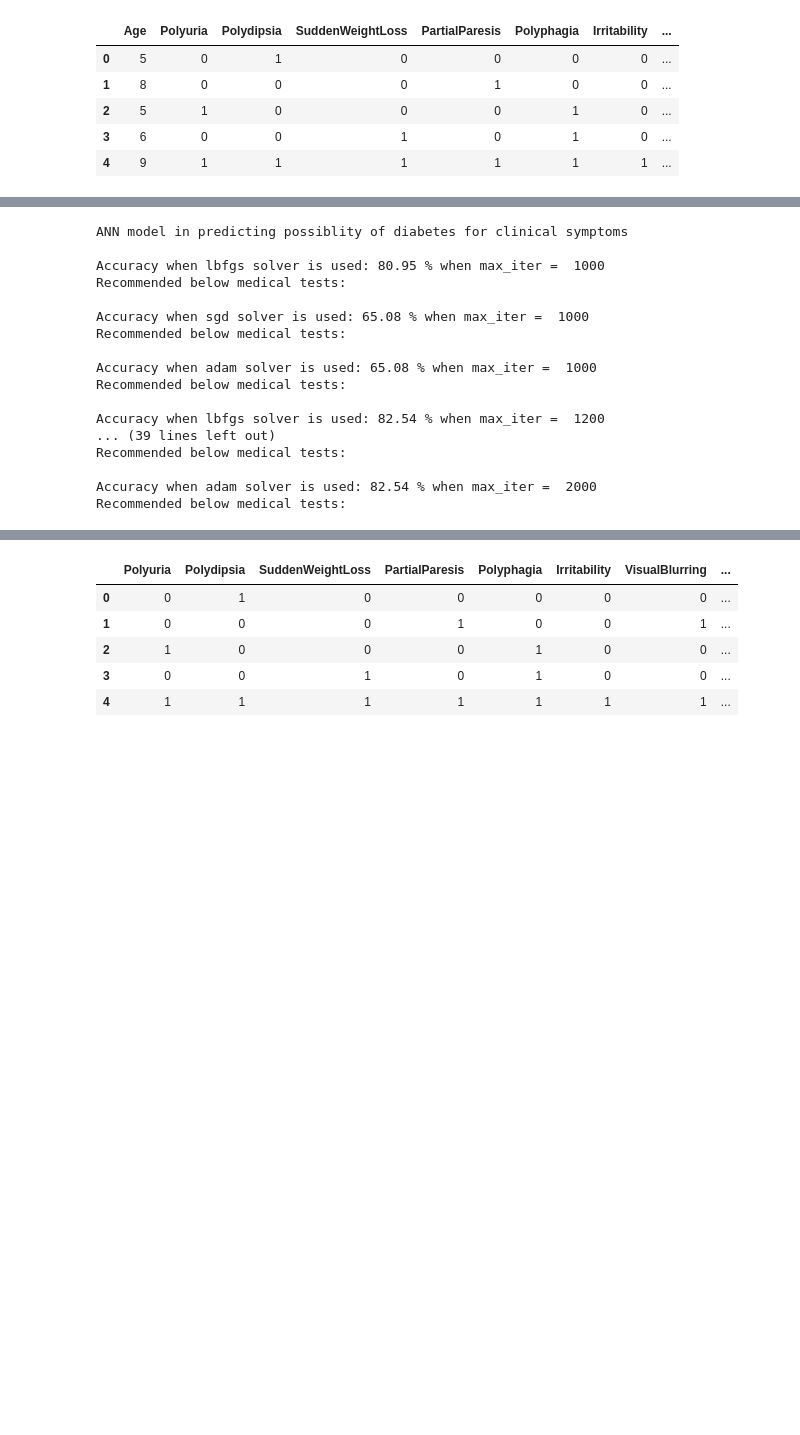
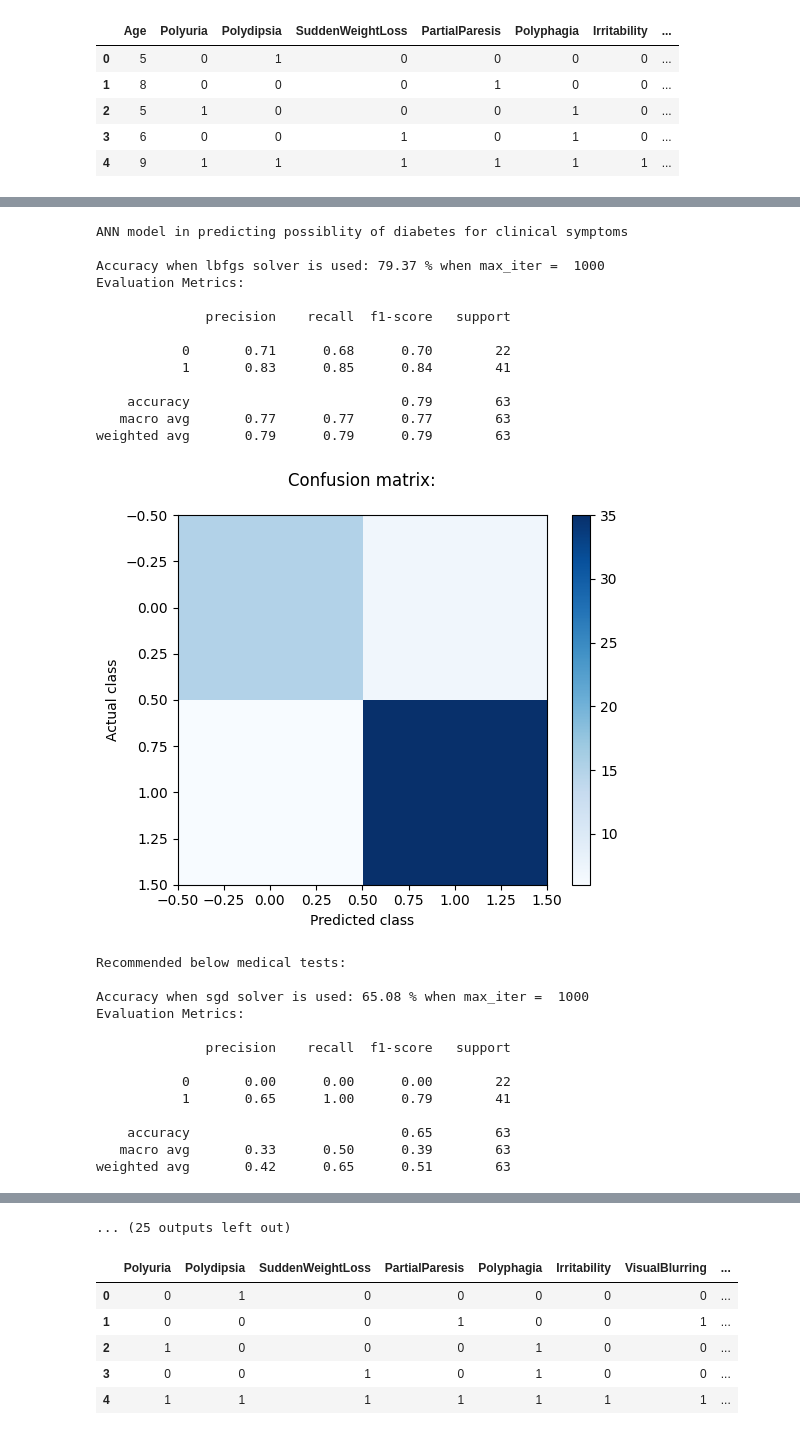
Before and after one commit to pdpavandesai/MergingDiabetesData, a Jupyter notebook: DuttaDatasetAnalysis.ipynb, the cells around one changed output, grey strips where cells are left out. Drawn from its saved outputs; the diff is of its cells as text; code cells hidden in the pictures; blank space fills up the shorter version.

```diff
--- a/DuttaDatasetAnalysis.ipynb
+++ b/DuttaDatasetAnalysis.ipynb
@@ -487,40 +570,63 @@ Recommended below medical tests:
 # %%
 # Creating ANN with different solvers and with max_iterations considering 'Age' using 'logistic' activation
 print('ANN model in predicting possiblity of diabetes for clinical symptoms\n')
 for max_iterations in range(1000,2200,200):
   for solvers in ['lbfgs','sgd','adam']:
     ANN_model = MLPClassifier(hidden_layer_sizes=(128, 64, 32), activation='logistic', solver=solvers, max_iter= max_iterations)
     # Training ANN_model
     ANN_model.fit(X_train, y_train)
     # Evaluate ANN_model on test set
     accuracy = ANN_model.score(X_test, y_test)
     accuracy = round(accuracy*100,2)
     print('Accuracy when', solvers, 'solver is used:', accuracy,'% when max_iter = ',max_iterations)
     # Make predictions on new data
     new_data = pd.DataFrame({'Age':[6],'Polyuria': [0], 'Polydipsia': [0], 'SuddenWeightLoss': [1], 'PartialParesis': [0]
                              ,'Polyphagia': [1],'Irritability':[0],'VisualBlurring':[0]})
     predictions_ANN_model = ANN_model.predict(new_data)
+    y_pred = ANN_model.predict(X_test)
+    print('Evaluation Metrics:\n')
+    print(classification_report(y_test, y_pred))
+
+    confusion_mat = confusion_matrix(y_test, y_pred)
+
+    # Plot the confusion matrix
+    plt.imshow(confusion_mat, cmap='Blues', interpolation='nearest')
+    plt.xlabel('Predicted class')
+    plt.ylabel('Actual class')
+    plt.colorbar()
+    plt.title('Confusion matrix:\n')
+    plt.show()
     if predictions_ANN_model == 1:
       print('Recommended below medical tests: ')
       print('')
     else:
       print('Recommended to consult a doctor as it is not diabetes')
       print('')
 # %% [output]
 ANN model in predicting possiblity of diabetes for clinical symptoms
 
-Accuracy when lbfgs solver is used: 80.95 % when max_iter =  1000
-Recommended below medical tests:
+Accuracy when lbfgs solver is used: 79.37 % when max_iter =  1000
+Evaluation Metrics:
 
-Accuracy when sgd solver is used: 65.08 % when max_iter =  1000
-Recommended below medical tests:
+              precision    recall  f1-score   support
 
-Accuracy when adam solver is used: 65.08 % when max_iter =  1000
-Recommended below medical tests:
+           0       0.71      0.68      0.70        22
+           1       0.83      0.85      0.84        41
 
-Accuracy when lbfgs solver is used: 82.54 % when max_iter =  1200
-... (39 lines left out)
-Recommended below medical tests:
-
-Accuracy when adam solver is used: 82.54 % when max_iter =  2000
-Recommended below medical tests:
+    accuracy                           0.79        63
+   macro avg       0.77      0.77      0.77        63
+weighted avg       0.79      0.79      0.79        63
+[figure, added]
+Recommended below medical tests:
+
+Accuracy when sgd solver is used: 65.08 % when max_iter =  1000
+Evaluation Metrics:
+
+              precision    recall  f1-score   support
+
+           0       0.00      0.00      0.00        22
+           1       0.65      1.00      0.79        41
+
+    accuracy                           0.65        63
+   macro avg       0.33      0.50      0.39        63
+weighted avg       0.42      0.65      0.51        63
@@ -527,3 +690,4 @@ Recommended below medical tests:
+... (25 outputs left out)
 # %%
 selected_features_without_age = ['Polyuria','Polydipsia','SuddenWeightLoss','PartialParesis','Polyphagia','Irritability','VisualBlurring','Diabetes']
 selected_symptomatic_features_without_age=duttaDataset_Actual_Copy.copy()
```
Also changed, not shown: parts of 4 cells of this notebook.
